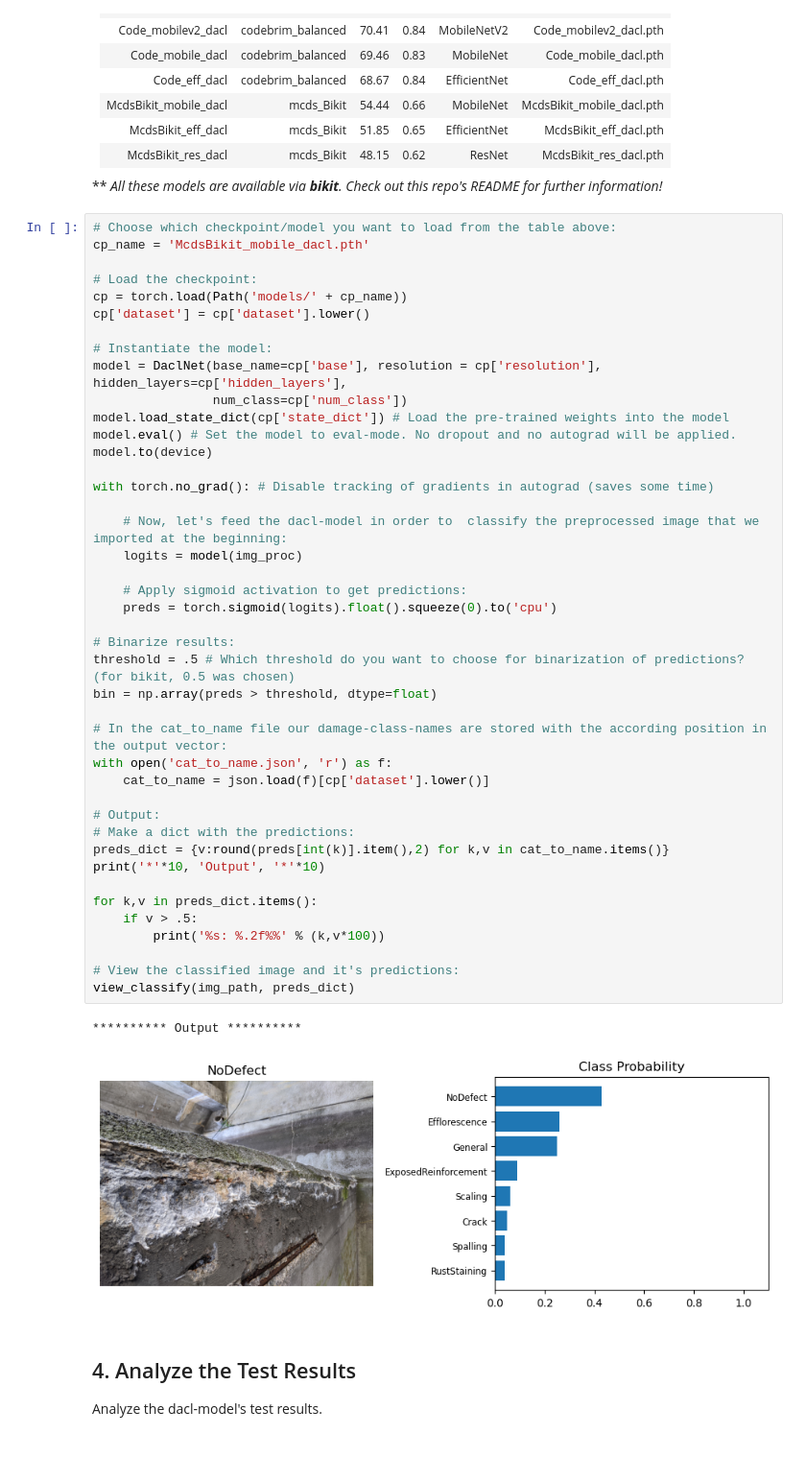
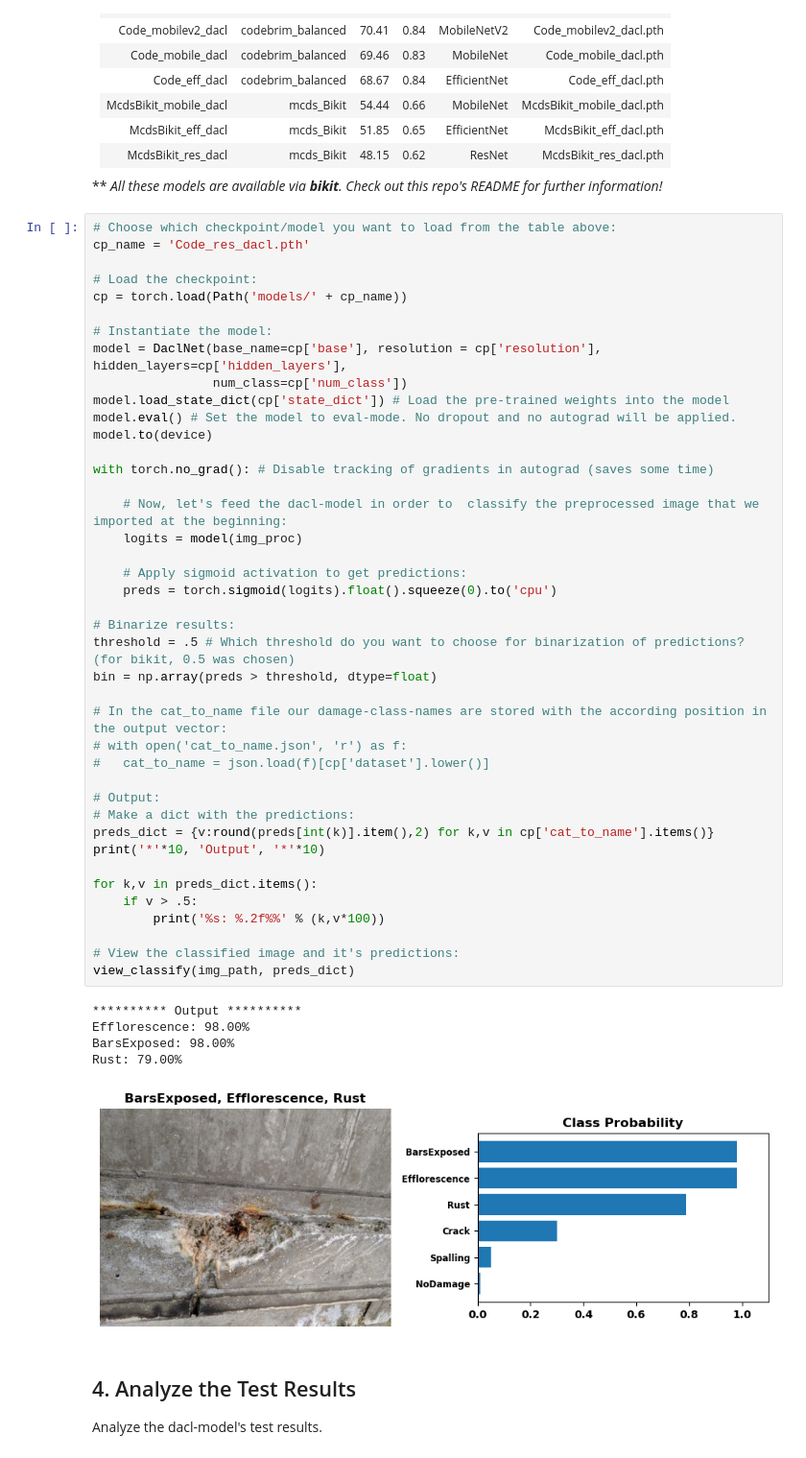
Before and after one commit to jfltzngr/dacl-demo, a Jupyter notebook: demo.ipynb, the cells around one changed output. Shown at 96% size. Saved outputs shown, nothing was run; the diff lists cells and outputs as text.

```diff
--- a/demo.ipynb
+++ b/demo.ipynb
@@ -333,11 +333,10 @@ Finally, you can instantiate the model, load a checkpoint of your choice and fee
 ** *All these models are available via **bikit**. Check out this repo's README for further information!*
 # %%
 # Choose which checkpoint/model you want to load from the table above:
-cp_name = 'McdsBikit_mobile_dacl.pth'
+cp_name = 'Code_res_dacl.pth'
 
 # Load the checkpoint:
 cp = torch.load(Path('models/' + cp_name))
-cp['dataset'] = cp['dataset'].lower()
 
 # Instantiate the model:
 model = DaclNet(base_name=cp['base'], resolution = cp['resolution'], hidden_layers=cp['hidden_layers'],
@@ -345,37 +344,40 @@ model = DaclNet(base_name=cp['base'], resolution = cp['resolution'], hidden_laye
 model.load_state_dict(cp['state_dict']) # Load the pre-trained weights into the model
 model.eval() # Set the model to eval-mode. No dropout and no autograd will be applied.
 model.to(device)
 
 with torch.no_grad(): # Disable tracking of gradients in autograd (saves some time)
 
     # Now, let's feed the dacl-model in order to  classify the preprocessed image that we imported at the beginning:
     logits = model(img_proc)
 
     # Apply sigmoid activation to get predictions:
     preds = torch.sigmoid(logits).float().squeeze(0).to('cpu')
 
 # Binarize results:
 threshold = .5 # Which threshold do you want to choose for binarization of predictions? (for bikit, 0.5 was chosen)
 bin = np.array(preds > threshold, dtype=float)
 
 # In the cat_to_name file our damage-class-names are stored with the according position in the output vector:
-with open('cat_to_name.json', 'r') as f:
-	cat_to_name = json.load(f)[cp['dataset'].lower()]
+# with open('cat_to_name.json', 'r') as f:
+# 	cat_to_name = json.load(f)[cp['dataset'].lower()]
 
 # Output:
 # Make a dict with the predictions:
-preds_dict = {v:round(preds[int(k)].item(),2) for k,v in cat_to_name.items()}
+preds_dict = {v:round(preds[int(k)].item(),2) for k,v in cp['cat_to_name'].items()}
 print('*'*10, 'Output', '*'*10)
 
 for k,v in preds_dict.items():
 	if v > .5:
 		print('%s: %.2f%%' % (k,v*100))
 
 # View the classified image and it's predictions:
 view_classify(img_path, preds_dict)
 # %% [output]
 ********** Output **********
+Efflorescence: 98.00%
+BarsExposed: 98.00%
+Rust: 79.00%
-[figure, old version]
+[figure, new version]
 # %% [markdown]
 ## 4. Analyze the Test Results
 Analyze the dacl-model's test results.
```
Also changed, not shown: parts of 2 cells of this notebook, 20 other files.
